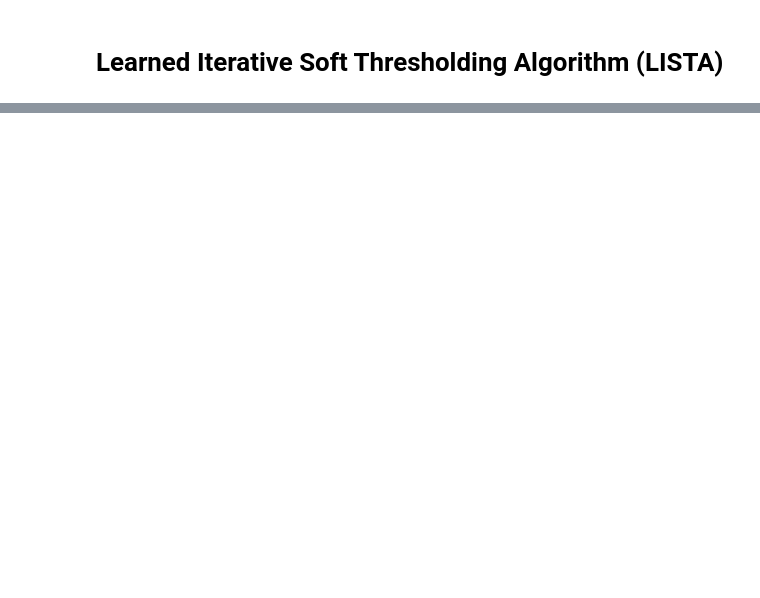
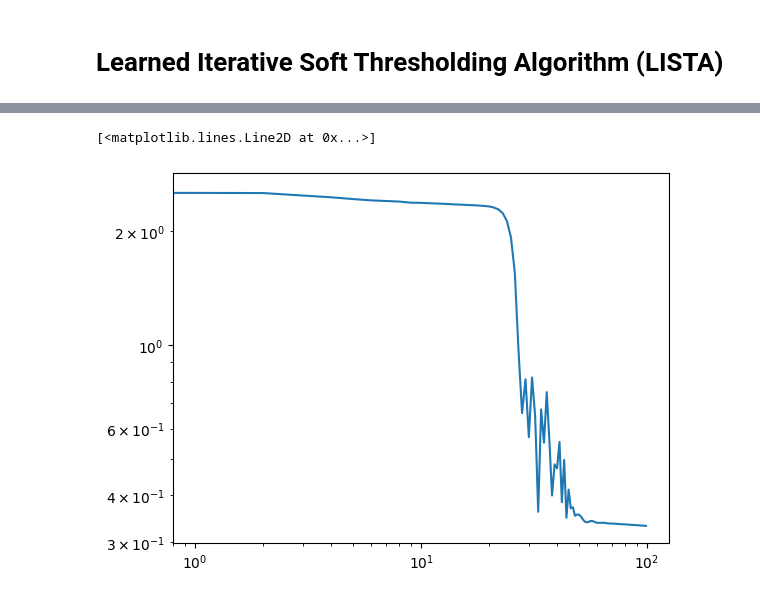
Before and after one commit to LeoDiNino97/RandomStuff, a Jupyter notebook: Learning with sparsity/ISTA_LISTA.ipynb, the cells around one changed output, grey strips where cells are left out. Drawn from its saved outputs; the diff is of its cells as text; code cells hidden in the pictures; blank space fills up the shorter version.

```diff
--- a/Learning with sparsity/ISTA_LISTA.ipynb
+++ b/Learning with sparsity/ISTA_LISTA.ipynb
@@ -175,21 +192,18 @@ class LISTA_LAYER(nn.Module):
 # %%
-class LISTA(nn.Module):
+class LISTA_Net(nn.Module):
     def __init__(self, A, K = 5):
-        super(LISTA, self).__init__()
+        super(LISTA_Net, self).__init__()
 
         # Number of layers <-> iterations
         self.K = K
 
         # Layers
-        self.LISTA_layers = nn.ModuleList([LISTA_LAYER(A) for _ in range(self.K)])
-
-    def _shrink(self, x, beta):
-            return beta * F.softshrink(x / beta, lambd=1)
+        self.LISTA_layers = nn.ModuleList([LISTA_LAYER(A) for _ in range(self.K + 1)])
 
     def forward(self, y):
-        x = torch.randn(y.shape[0], A.shape[1])
+        x = self.LISTA_layers[0].forward(y,None)
 
-        for i in range(1, self.K):
+        for i in range(1, self.K + 1):
             x = self.LISTA_layers[i].forward(y,x)
 
         return x
@@ -233,9 +210,10 @@ class LISTA(nn.Module):
 # %%
-def train(model, train_loader, valid_loader, num_epochs=50):
+def train(model, train_loader, valid_loader, num_epochs=100):
     """Train a network.
     Returns:
         loss_test {numpy} -- loss function values on test set
     """
+
     # Initialization
     optimizer = torch.optim.SGD(
         model.parameters(),
@@ -243,6 +221,7 @@ def train(model, train_loader, valid_loader, num_epochs=50):
         momentum=0.9,
         weight_decay=0,
     )
+
     scheduler = torch.optim.lr_scheduler.StepLR(
         optimizer, step_size=50, gamma=0.1
     )
@@ -252,12 +231,11 @@ def train(model, train_loader, valid_loader, num_epochs=50):
 
     # Main loop
     for epoch in range(num_epochs):
-
         model.train()
         train_loss = 0
-        for _, (b_x, b_s) in enumerate(train_loader):
-            s_hat  = model.forward(b_x)
-            loss = F.mse_loss(s_hat, b_s, reduction="sum")
+        for _, (Y, S) in enumerate(train_loader):
+            x_hat = model.forward(Y)
+            loss = F.mse_loss(x_hat, S, reduction="sum")
             optimizer.zero_grad()
             loss.backward()
             optimizer.step()
@@ -269,9 +247,11 @@ def train(model, train_loader, valid_loader, num_epochs=50):
         # Validation
         model.eval()
         test_loss = 0
-        for _, (b_x, b_s) in enumerate(valid_loader):
-            s_hat  = model.forward(b_x)
-            test_loss += F.mse_loss(s_hat, b_s, reduction="sum").data.item()
+        for _, (Y, S) in enumerate(train_loader):
+            x_hat = model.forward(Y)
+            loss = F.mse_loss(x_hat, S, reduction="sum")
+            optimizer.zero_grad()
+            test_loss += F.mse_loss(x_hat, S, reduction="sum").data.item()
         loss_test[epoch] = test_loss / len(valid_loader.dataset)
         # Print
         if epoch % 10 == 0:
@@ -282,4 +262,4 @@ def train(model, train_loader, valid_loader, num_epochs=50):
 
     return loss_test
 # %%
-model = LISTA(A_)
+model = LISTA_Net(A_, 10)
@@ -306,3 +266,3 @@ list(model.parameters())
 # %%
-train(model, train_set, test_set)
+loss = train(model, train_set, test_set)
 # %% [output]
@@ -323,0 +279,5 @@ array([0.91716057, 0.91716049, 0.91716049, 0.91716057, 0.91716057,
+# %%
+plt.loglog([L for L in loss])
+# %% [output]
+[<matplotlib.lines.Line2D at 0x...>]
+[figure, added]
```
Also changed, not shown: parts of 12 cells of this notebook.
